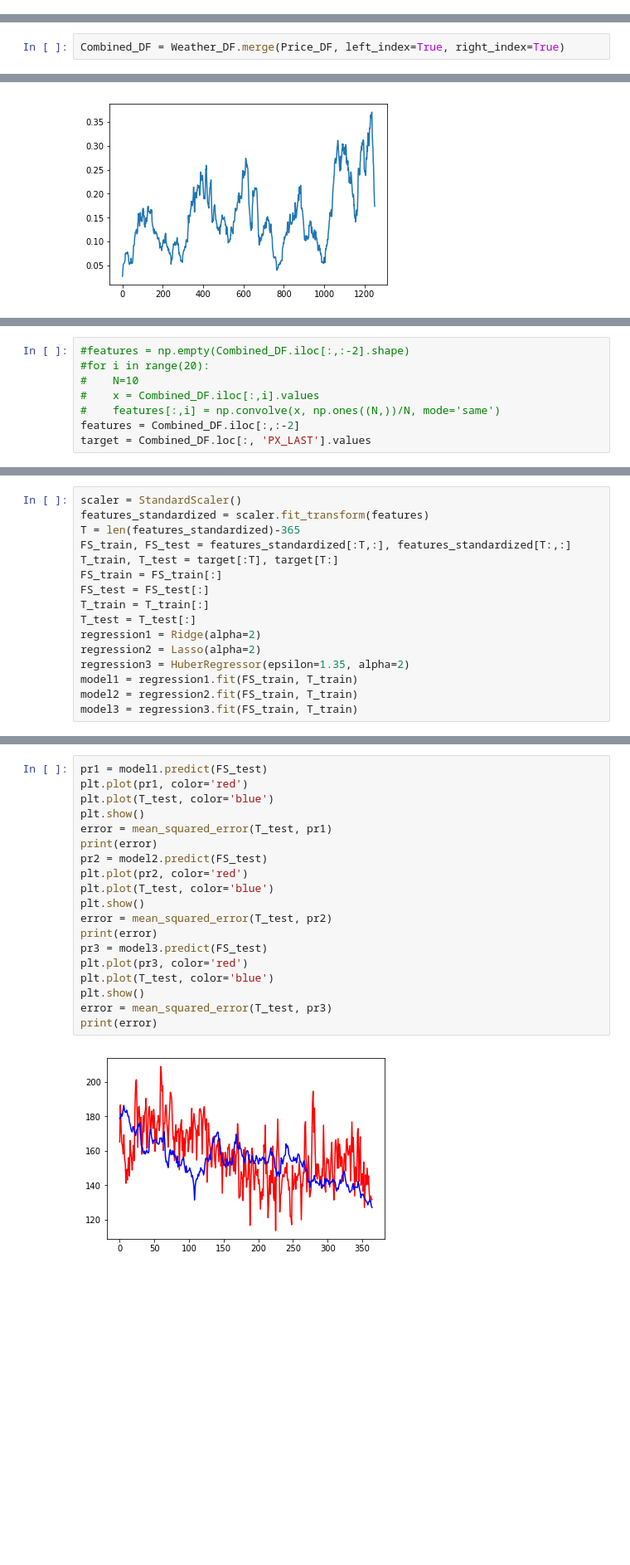
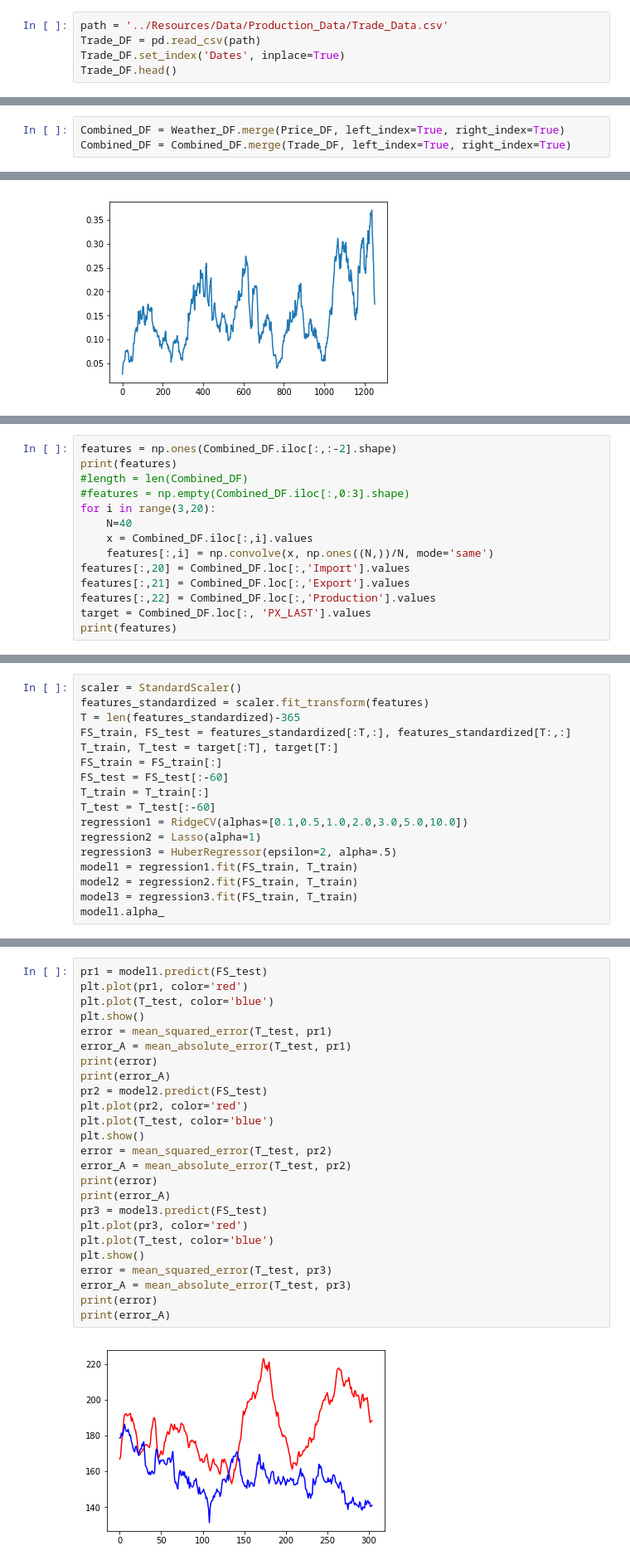
Before and after one commit to jgroth1/Project_1_Coffee_Price_Predictors, a Jupyter notebook: Analysis/Regression_Analysis.ipynb, the cells around one changed output, grey strips where cells are left out. Shown at 83% size. Saved outputs shown, nothing was run; the diff lists cells and outputs as text; blank space fills up the shorter version.

Commit message:
added trade info into regression, improved regression, tried to remove outliers did not improve regression

```diff
--- a/Analysis/Regression_Analysis.ipynb
+++ b/Analysis/Regression_Analysis.ipynb
@@ -319,3 +319,8 @@ Weather_DF.head()
 | 2013-01-03 | 29 | 17 | 0.9 | 82.750 | 33 | 25 | 5.2 | ... |
 | 2013-01-04 | 30 | 16 | 0.7 | 80.750 | 33 | 26 | 16.4 | ... |
 | 2013-01-05 | 30 | 16 | 2.0 | 81.125 | 31 | 26 | 31.8 | ... |
+# %%
+path = '../Resources/Data/Production_Data/Trade_Data.csv'
+Trade_DF = pd.read_csv(path)
+Trade_DF.set_index('Dates', inplace=True)
+Trade_DF.head()
@@ -322,2 +335,3 @@ Weather_DF.head()
 # %%
 Combined_DF = Weather_DF.merge(Price_DF, left_index=True, right_index=True)
+Combined_DF = Combined_DF.merge(Trade_DF, left_index=True, right_index=True)
@@ -379,8 +395,14 @@ Combined_DF.shape
 # %%
-#features = np.empty(Combined_DF.iloc[:,:-2].shape)
-#for i in range(20):
-#    N=10
-#    x = Combined_DF.iloc[:,i].values
-#    features[:,i] = np.convolve(x, np.ones((N,))/N, mode='same')
-features = Combined_DF.iloc[:,:-2]
+features = np.ones(Combined_DF.iloc[:,:-2].shape)
+print(features)
+#length = len(Combined_DF)
+#features = np.empty(Combined_DF.iloc[:,0:3].shape)
+for i in range(3,20):
+    N=40
+    x = Combined_DF.iloc[:,i].values
+    features[:,i] = np.convolve(x, np.ones((N,))/N, mode='same')
+features[:,20] = Combined_DF.loc[:,'Import'].values
+features[:,21] = Combined_DF.loc[:,'Export'].values
+features[:,22] = Combined_DF.loc[:,'Production'].values
 target = Combined_DF.loc[:, 'PX_LAST'].values
+print(features)
@@ -391,12 +434,13 @@ T = len(features_standardized)-365
 FS_train, FS_test = features_standardized[:T,:], features_standardized[T:,:]
 T_train, T_test = target[:T], target[T:]
 FS_train = FS_train[:]
-FS_test = FS_test[:]
+FS_test = FS_test[:-60]
 T_train = T_train[:]
-T_test = T_test[:]
-regression1 = Ridge(alpha=2)
-regression2 = Lasso(alpha=2)
-regression3 = HuberRegressor(epsilon=1.35, alpha=2)
+T_test = T_test[:-60]
+regression1 = RidgeCV(alphas=[0.1,0.5,1.0,2.0,3.0,5.0,10.0])
+regression2 = Lasso(alpha=1)
+regression3 = HuberRegressor(epsilon=2, alpha=.5)
 model1 = regression1.fit(FS_train, T_train)
 model2 = regression2.fit(FS_train, T_train)
 model3 = regression3.fit(FS_train, T_train)
+model1.alpha_
@@ -480,21 +536,27 @@ print(model3.score(FS_test, T_test))
 # %%
 pr1 = model1.predict(FS_test)
 plt.plot(pr1, color='red')
 plt.plot(T_test, color='blue')
 plt.show()
 error = mean_squared_error(T_test, pr1)
+error_A = mean_absolute_error(T_test, pr1)
 print(error)
+print(error_A)
 pr2 = model2.predict(FS_test)
 plt.plot(pr2, color='red')
 plt.plot(T_test, color='blue')
 plt.show()
 error = mean_squared_error(T_test, pr2)
+error_A = mean_absolute_error(T_test, pr2)
 print(error)
+print(error_A)
 pr3 = model3.predict(FS_test)
 plt.plot(pr3, color='red')
 plt.plot(T_test, color='blue')
 plt.show()
 error = mean_squared_error(T_test, pr3)
+error_A = mean_absolute_error(T_test, pr3)
 print(error)
+print(error_A)
 # %% [output]
-[figure, old version]
+[figure, new version]
```
Also changed, not shown: parts of 31 cells of this notebook, 8 other files.
